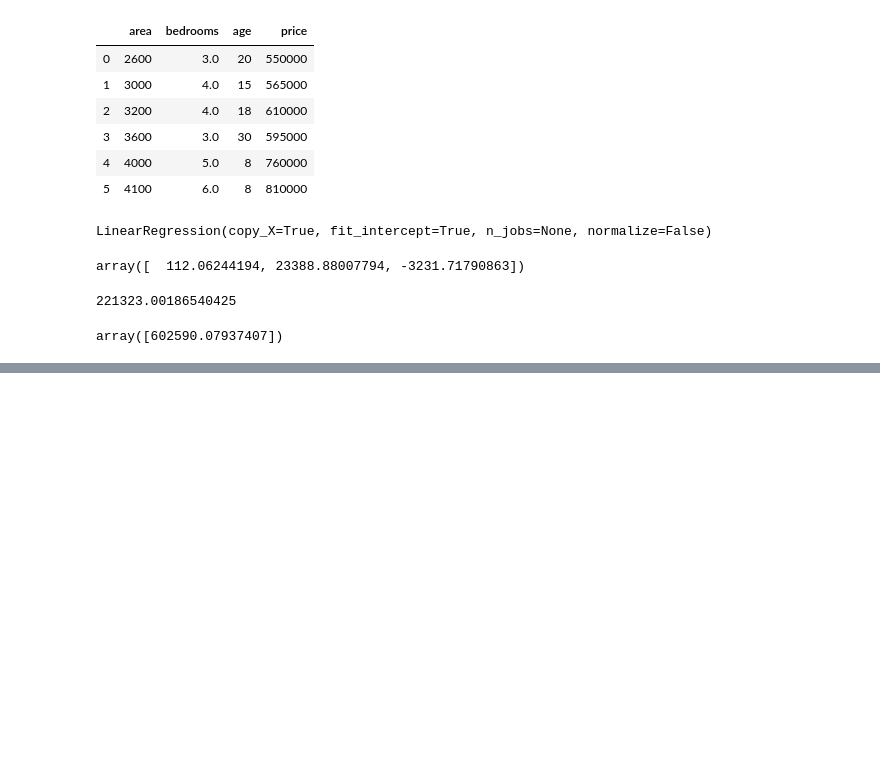
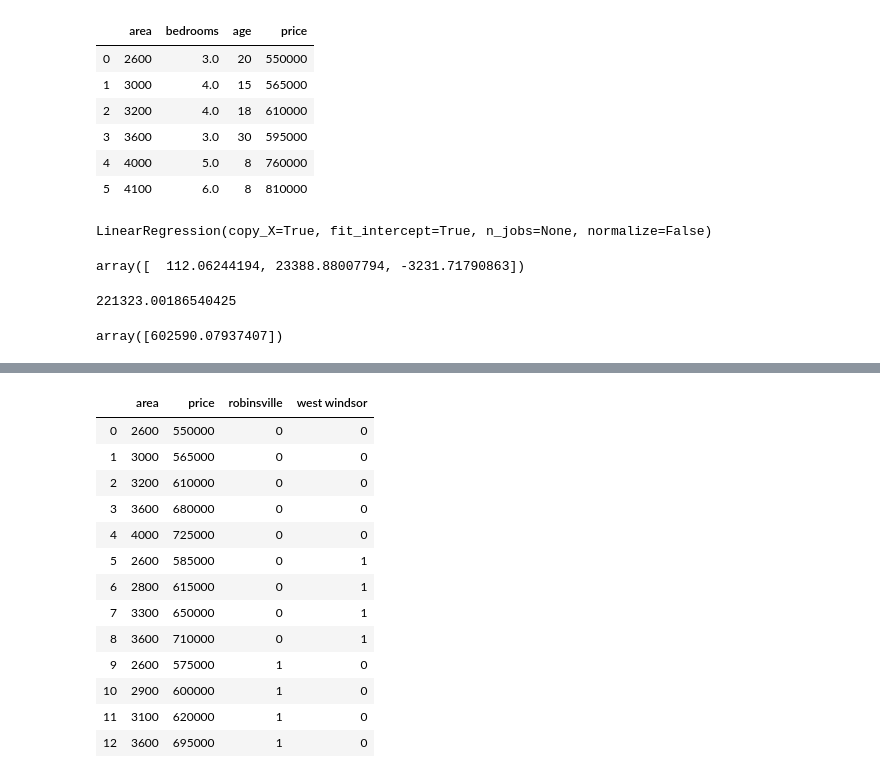
Before and after one commit to raulinc/Simple_house_prediction, a Jupyter notebook: House_price_Linear_regression.ipynb, the cells around one changed output, grey strips where cells are left out. Drawn from its saved outputs; the diff is of its cells as text; code cells hidden in the pictures; blank space fills up the shorter version.

```diff
--- a/House_price_Linear_regression.ipynb
+++ b/House_price_Linear_regression.ipynb
@@ -154,0 +226,17 @@ array([602590.07937407])
+# %%
+merged_df
+# %% [output]
+|  | area | price | robinsville | west windsor |
+| 0 | 2600 | 550000 | 0 | 0 |
+| 1 | 3000 | 565000 | 0 | 0 |
+| 2 | 3200 | 610000 | 0 | 0 |
+| 3 | 3600 | 680000 | 0 | 0 |
+| 4 | 4000 | 725000 | 0 | 0 |
+| 5 | 2600 | 585000 | 0 | 1 |
+| 6 | 2800 | 615000 | 0 | 1 |
+| 7 | 3300 | 650000 | 0 | 1 |
+| 8 | 3600 | 710000 | 0 | 1 |
+| 9 | 2600 | 575000 | 1 | 0 |
+| 10 | 2900 | 600000 | 1 | 0 |
+| 11 | 3100 | 620000 | 1 | 0 |
+| 12 | 3600 | 695000 | 1 | 0 |
```
Also changed, not shown: parts of 32 cells of this notebook.
